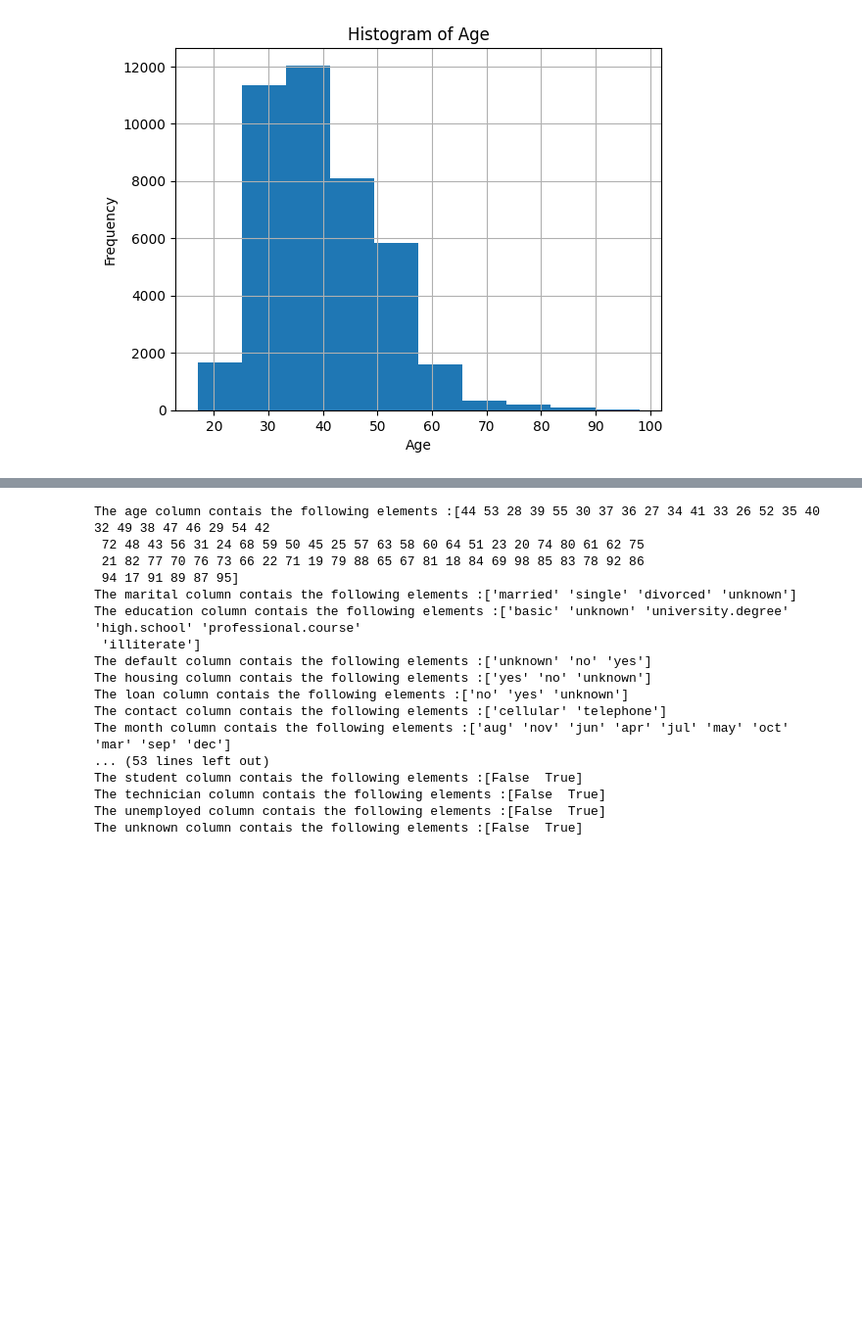
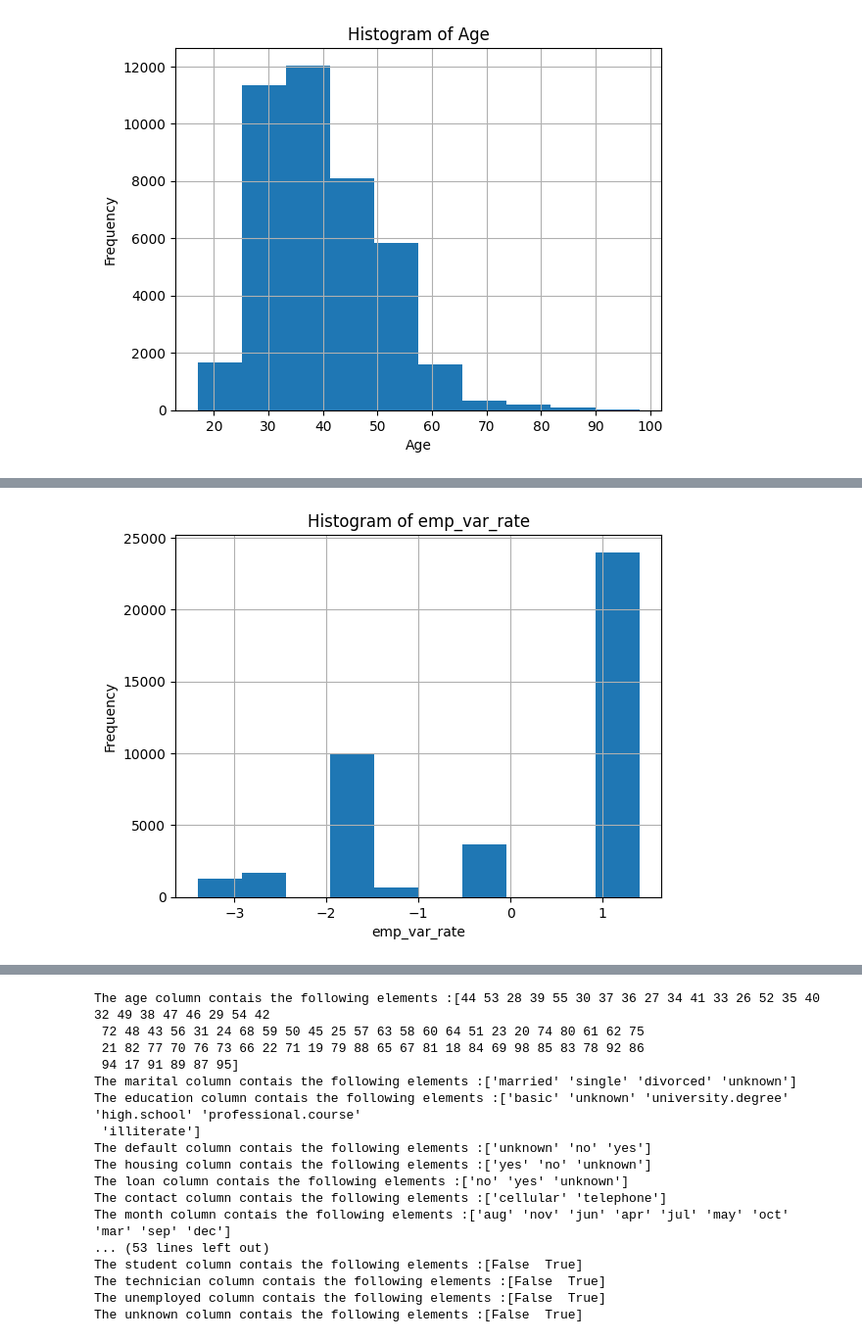
Before and after one commit to MrBigJupiter/LogisticRegression_Sandbox, a Jupyter notebook: log_prac.ipynb, the cells around one changed output, grey strips where cells are left out. Shown: that part at 98% size. Drawn from its saved outputs; the diff is of its cells as text; code cells hidden in the pictures; blank space fills up the shorter version.

```diff
--- a/log_prac.ipynb
+++ b/log_prac.ipynb
@@ -118,0 +135,8 @@ plt.savefig('hist_age')
+# %%
+df.emp_var_rate.hist()
+plt.title('Histogram of emp_var_rate')
+plt.xlabel('emp_var_rate')
+plt.ylabel('Frequency')
+plt.savefig('hist_emp_var_rate')
+# %% [output]
+[figure, added]
```
Also changed, not shown: parts of 6 cells of this notebook.
